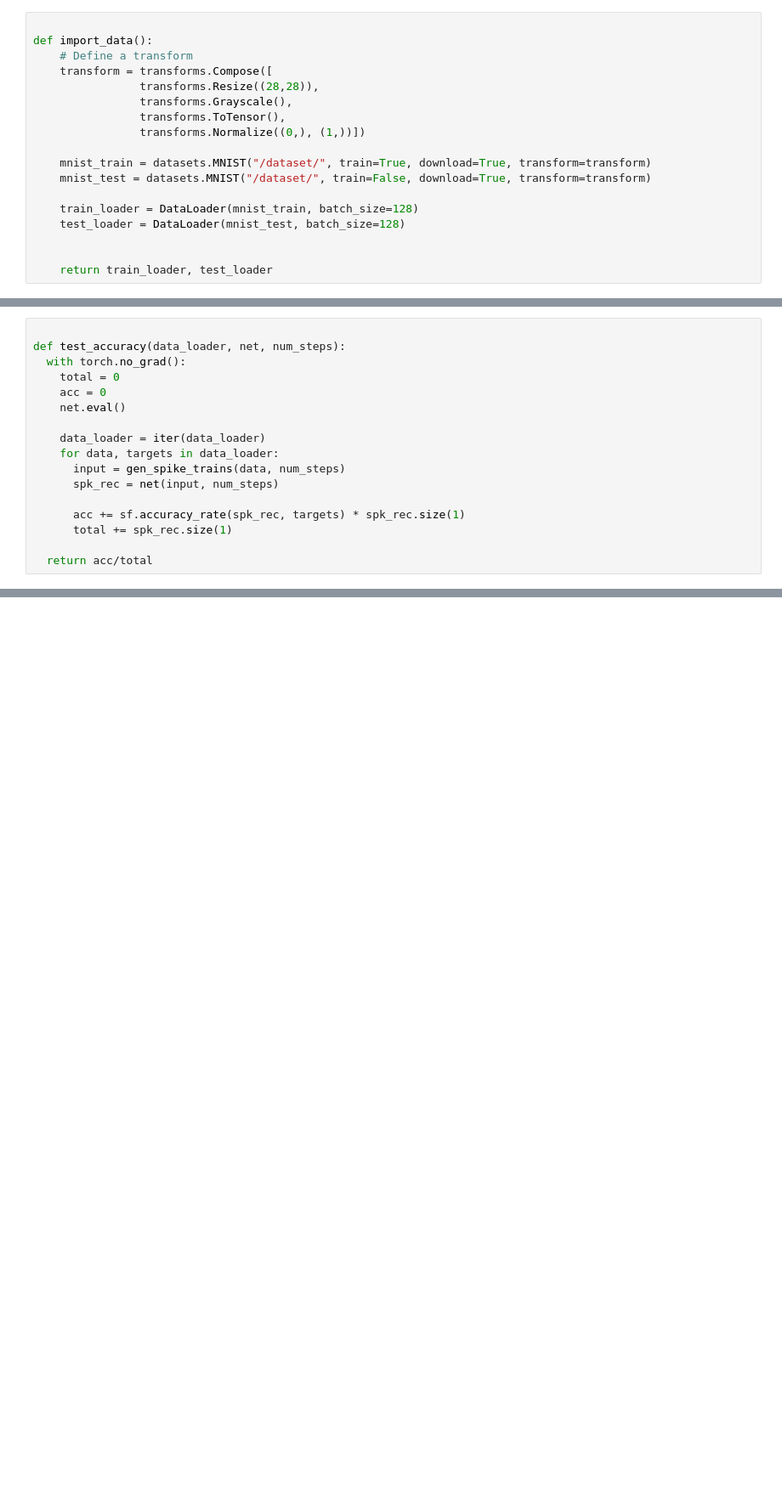
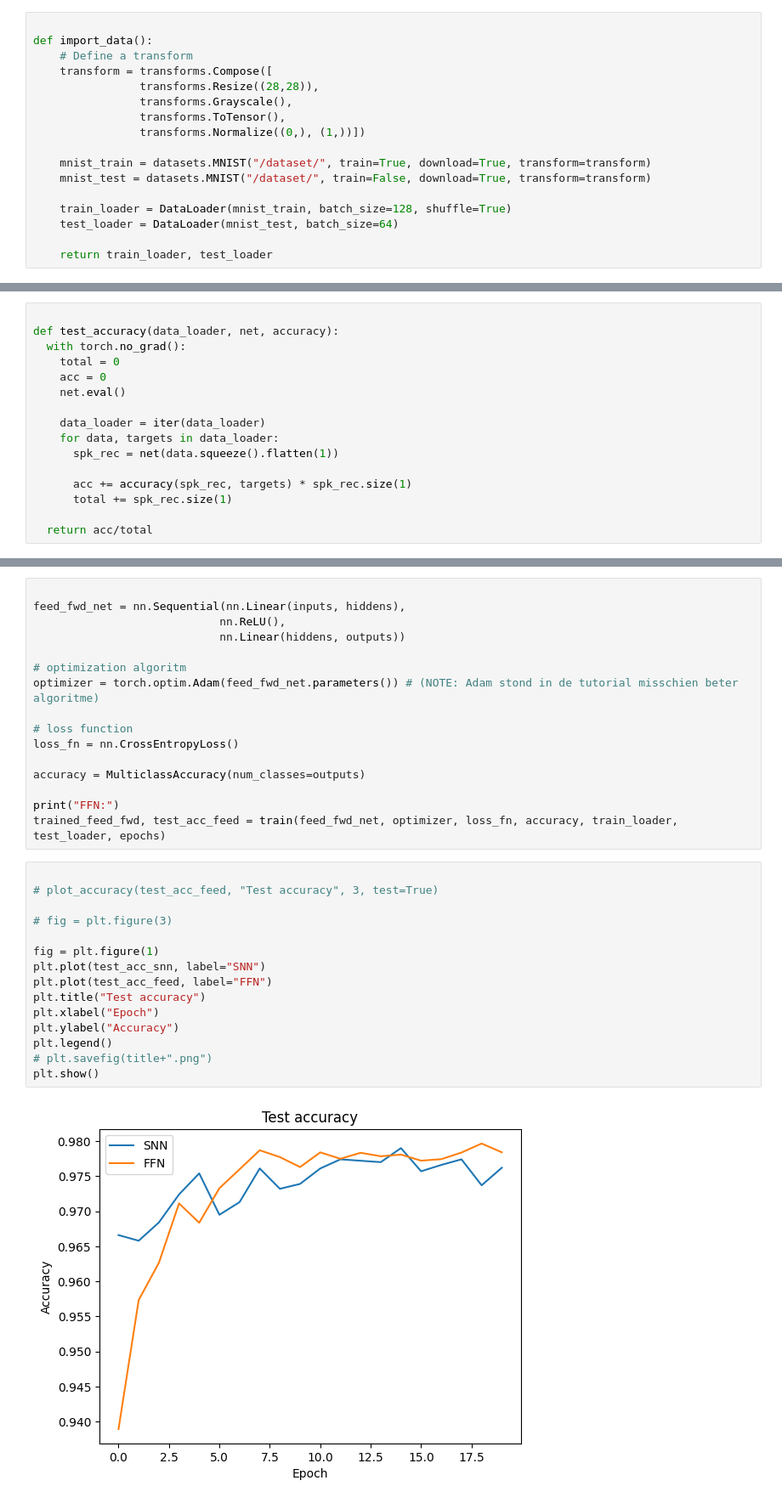
Before and after one commit to CSteennis/BscThesis, a Jupyter notebook: MNIST/mnist.ipynb, the cells around one changed output, grey strips where cells are left out. Shown at 85% size. Drawn from its saved outputs; the diff is of its cells as text; blank space fills up the shorter version.

```diff
--- a/MNIST/mnist.ipynb
+++ b/MNIST/mnist.ipynb
@@ -54,8 +85,7 @@ def import_data():
     mnist_train = datasets.MNIST("/dataset/", train=True, download=True, transform=transform)
     mnist_test = datasets.MNIST("/dataset/", train=False, download=True, transform=transform)
 
-    train_loader = DataLoader(mnist_train, batch_size=128)
-    test_loader = DataLoader(mnist_test, batch_size=128)
-
+    train_loader = DataLoader(mnist_train, batch_size=128, shuffle=True)
+    test_loader = DataLoader(mnist_test, batch_size=64)
 
     return train_loader, test_loader
@@ -92,7 +109,7 @@ def plot_loss(loss_hist, title):
     plt.show()
 # %%
 
-def test_accuracy(data_loader, net, num_steps):
+def test_accuracy(data_loader, net, accuracy):
   with torch.no_grad():
     total = 0
     acc = 0
@@ -100,10 +117,9 @@ def test_accuracy(data_loader, net, num_steps):
 
     data_loader = iter(data_loader)
     for data, targets in data_loader:
-      input = gen_spike_trains(data, num_steps)
-      spk_rec = net(input, num_steps)
+      spk_rec = net(data.squeeze().flatten(1))
 
-      acc += sf.accuracy_rate(spk_rec, targets) * spk_rec.size(1)
+      acc += accuracy(spk_rec, targets) * spk_rec.size(1)
       total += spk_rec.size(1)
 
   return acc/total
@@ -189,0 +253,33 @@ Test accuracy: 94.70%
+# %%
+
+feed_fwd_net = nn.Sequential(nn.Linear(inputs, hiddens),
+                            nn.ReLU(),
+                            nn.Linear(hiddens, outputs))
+
+# optimization algoritm
+optimizer = torch.optim.Adam(feed_fwd_net.parameters()) # (NOTE: Adam stond in de tutorial misschien beter algoritme)
+
+# loss function
+loss_fn = nn.CrossEntropyLoss()
+
+accuracy = MulticlassAccuracy(num_classes=outputs)
+
+print("FFN:")
+trained_feed_fwd, test_acc_feed = train(feed_fwd_net, optimizer, loss_fn, accuracy, train_loader, test_loader, epochs)
+# %%
+
+# plot_accuracy(test_acc_feed, "Test accuracy", 3, test=True)
+
+# fig = plt.figure(3)
+
+fig = plt.figure(1)
+plt.plot(test_acc_snn, label="SNN")
+plt.plot(test_acc_feed, label="FFN")
+plt.title("Test accuracy")
+plt.xlabel("Epoch")
+plt.ylabel("Accuracy")
+plt.legend()
+# plt.savefig(title+".png")
+plt.show()
+# %% [output]
+[figure, added]
```
Also changed, not shown: parts of 18 cells of this notebook, 3 other files.
